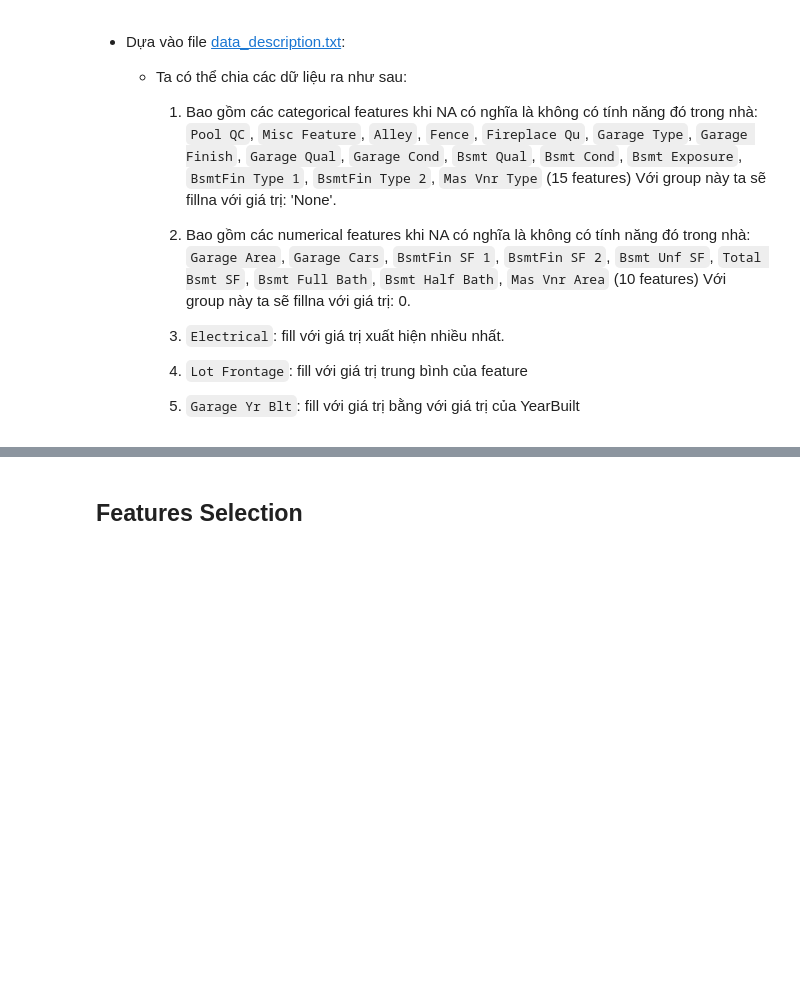
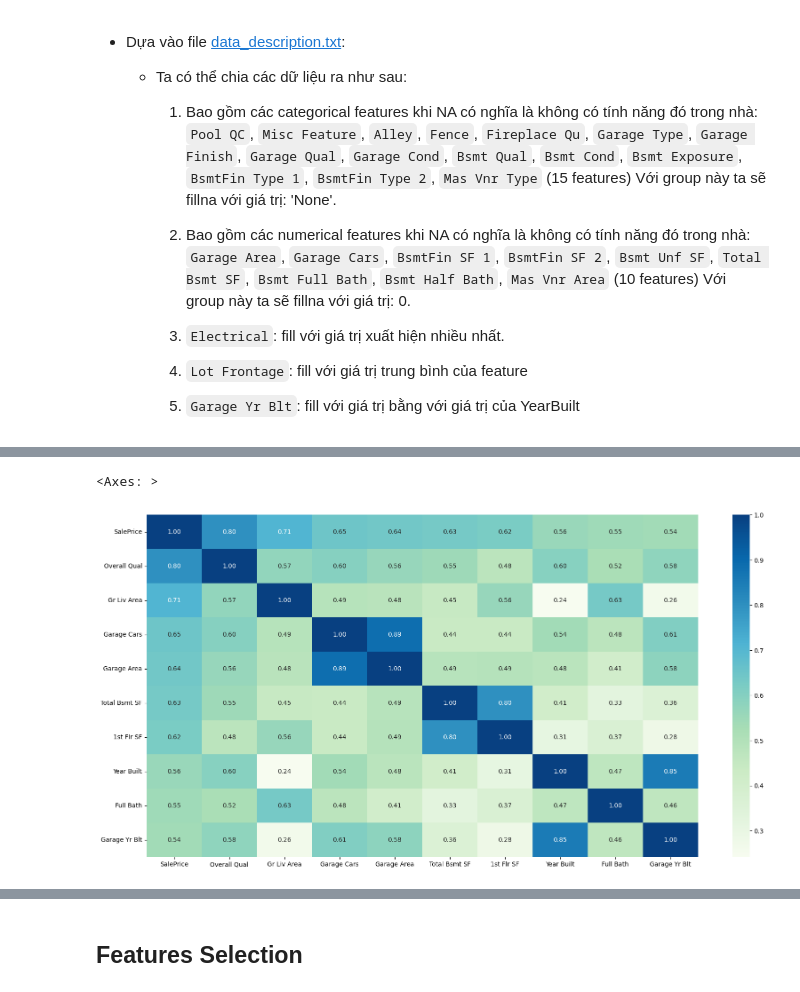
Before and after one commit to quocanh944/AmesHousingML, a Jupyter notebook: final.ipynb, the cells around one changed output, grey strips where cells are left out. Cells and saved outputs as stored; diff of their text form; code cells hidden in the pictures; blank space fills up the shorter version.

```diff
--- a/final.ipynb
+++ b/final.ipynb
@@ -255,0 +262,3 @@ categorical_features = df.select_dtypes(include=['object'])
+# %%
+correlation = numerical_features.corr()['SalePrice'].sort_values(ascending=False)[:10]
+correlation
@@ -255,0 +277,7 @@ categorical_features = df.select_dtypes(include=['object'])
+# %%
+# Heatmap
+plt.figure(figsize=(20, 10))
+sns.heatmap(numerical_features[correlation.index].corr(), annot=True, cmap='GnBu', fmt='.2f')
+# %% [output]
+<Axes: >
+[figure, added]
```
Also changed, not shown: parts of 72 cells of this notebook.
